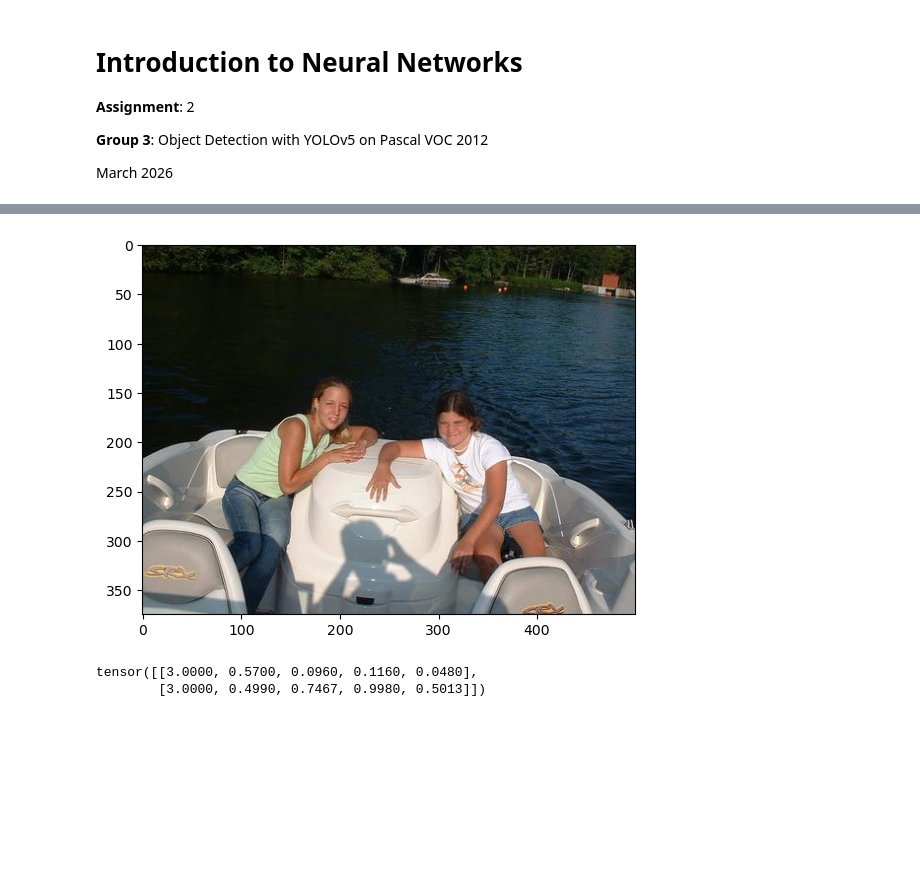
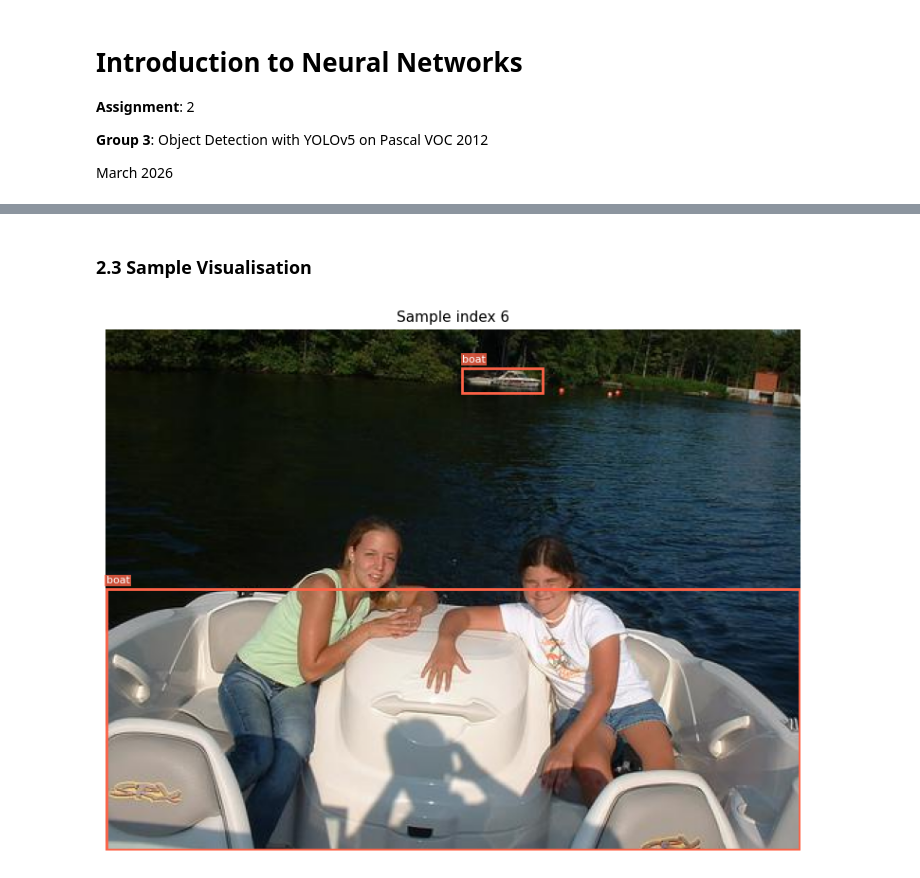
Before and after one commit to comsavvy/Neural-Network-Group3-Project, a Jupyter notebook: group3-project-assignment.ipynb, the cells around one changed output, grey strips where cells are left out. Cells and saved outputs as stored; diff of their text form; code cells hidden in the pictures; blank space fills up the shorter version.

```diff
--- a/group3-project-assignment.ipynb
+++ b/group3-project-assignment.ipynb
@@ -57,11 +79,37 @@ train_loader = DataLoader(train_dataset, batch_size=8, shuffle=True)
+# %% [markdown]
+### 2.3 Sample Visualisation
 # %%
-# View the image and its corresponding annotations
+VOC_CLASSES = [
+    'aeroplane', 'bicycle', 'bird', 'boat', 'bottle',
+    'bus', 'car', 'cat', 'chair', 'cow',
+    'diningtable', 'dog', 'horse', 'motorbike', 'person',
+    'pottedplant', 'sheep', 'sofa', 'train', 'tvmonitor'
+]
 
-image, annotations = train_loader.dataset[6]
-plt.imshow(image.permute(1, 2, 0))
-plt.show()
-annotations
+def show_image_with_boxes(dataset, idx):
+    image, boxes = dataset[idx]
+    img = image.permute(1, 2, 0).numpy()
+    img_h, img_w = img.shape[:2]
+
+    fig, ax = plt.subplots(figsize=(8, 6))
+    ax.imshow(img)
+
+    for box in boxes:
+        cls, cx, cy, w, h = box.tolist()
+        x1 = (cx - w / 2) * img_w
+        y1 = (cy - h / 2) * img_h
+        rect = plt.Rectangle((x1, y1), w * img_w, h * img_h,
+                              linewidth=2, edgecolor='tomato', facecolor='none')
+        ax.add_patch(rect)
+        ax.text(x1, y1 - 4, VOC_CLASSES[int(cls)],
+                fontsize=8, color='white',
+                bbox=dict(facecolor='tomato', alpha=0.8, pad=1, edgecolor='none'))
+
+    ax.axis('off')
+    ax.set_title(f"Sample index {idx}", fontsize=11)
+    plt.tight_layout()
+    plt.show()
+
+show_image_with_boxes(train_dataset, 6)
 # %% [output]
-[figure, old version]
+[figure, new version]
-tensor([[3.0000, 0.5700, 0.0960, 0.1160, 0.0480],
-        [3.0000, 0.4990, 0.7467, 0.9980, 0.5013]])
```
Also changed, not shown: parts of 17 cells of this notebook, 1 other file.
